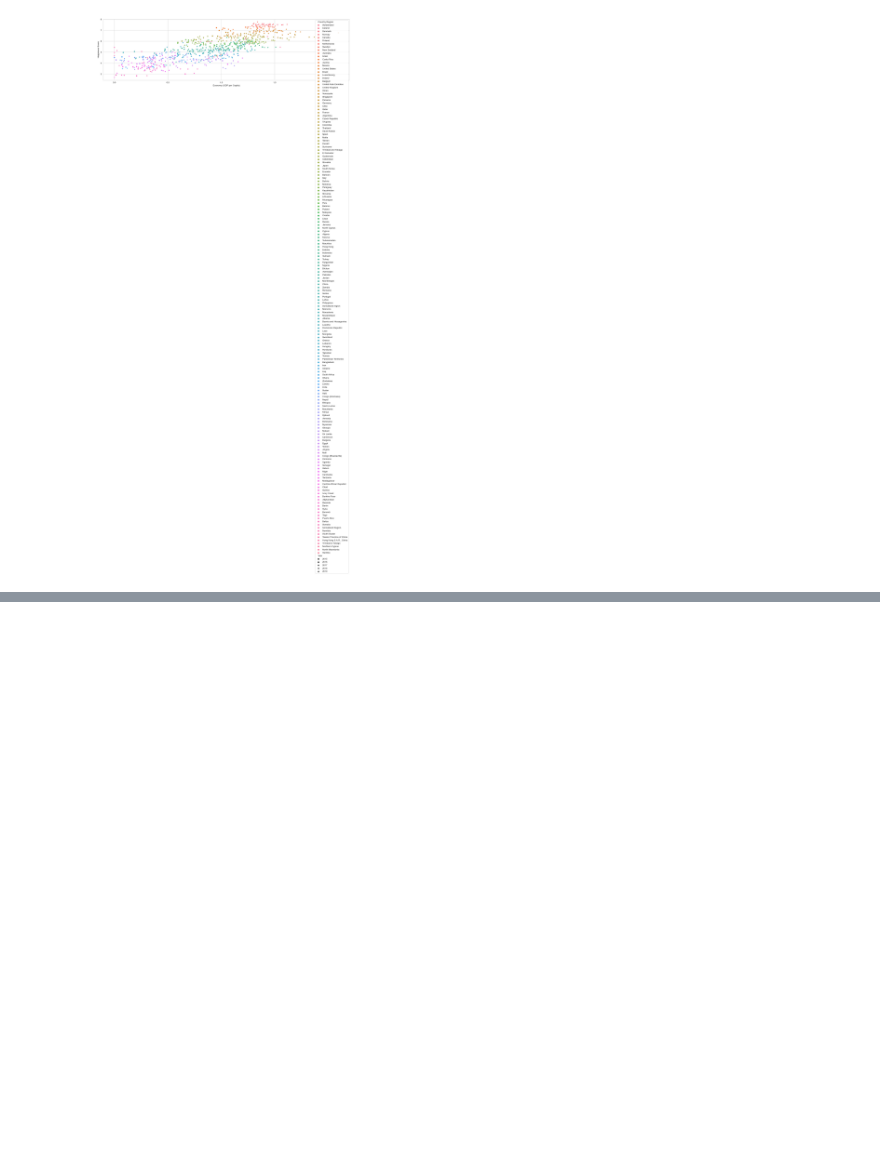
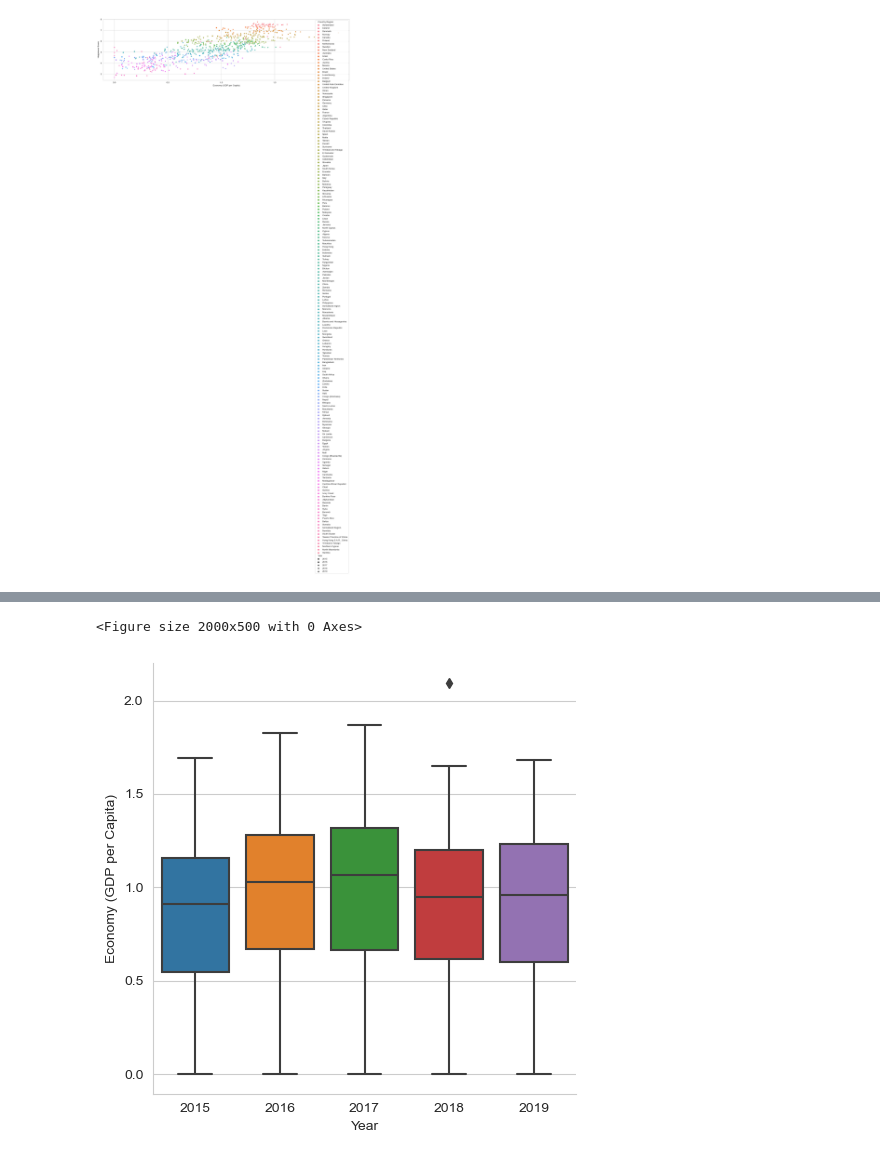
Before and after one commit to flor-k/Happiness-Report, a Jupyter notebook: Happiness-Report.ipynb, the cells around one changed output, grey strips where cells are left out. Saved outputs shown, nothing was run; the diff lists cells and outputs as text; code cells hidden in the pictures; blank space fills up the shorter version.

```diff
--- a/Happiness-Report.ipynb
+++ b/Happiness-Report.ipynb
@@ -494,0 +495,14 @@ sns.heatmap(corr,
+# %%
+df = pd.concat(frames)
+plt.figure(figsize = (20, 5))
+df2 = df.loc[(df['Country Region'].isin(['Iceland', 'Canada', 'Norway', 'Denmark', 'Switzerland'])), :]
+df1 = df2[['Happiness Score', 'Freedom', 'Economy (GDP per Capita)', 'Trust (Government Corruption)', 'Family', 'Year', 'Country Region']]
+
+
+sns.catplot(x='Year',
+            y='Economy (GDP per Capita)',
+            data=df,
+            kind='box');
+# %% [output]
+<Figure size 2000x500 with 0 Axes>
+[figure, added]
```
Also changed, not shown: parts of 6 cells of this notebook.
